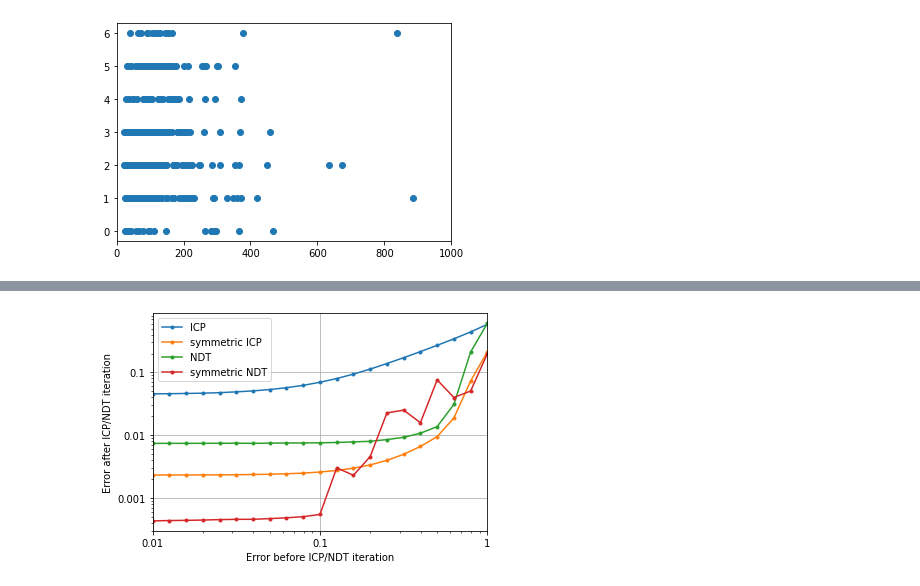
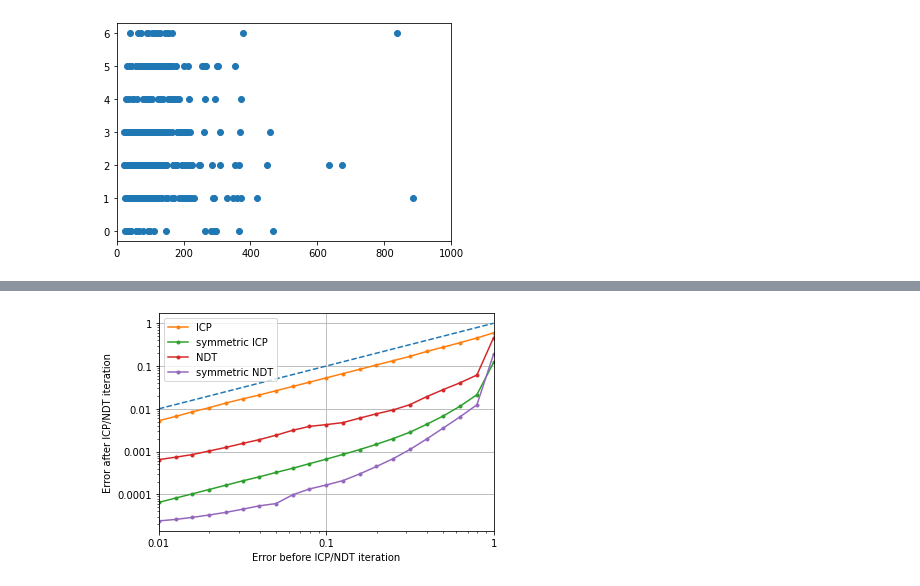
Before and after one commit to HuaTsai/Normal-Vector-NDT, a Jupyter notebook: src/sndt_exec/scripts/NDT and SNDT.ipynb, the cells around one changed output, grey strips where cells are left out. Cells and saved outputs as stored; diff of their text form; code cells hidden in the pictures.

```diff
--- a/src/sndt_exec/scripts/NDT and SNDT.ipynb
+++ b/src/sndt_exec/scripts/NDT and SNDT.ipynb
@@ -374,13 +374,15 @@ ax.plot(ths, icps, 'r', label='icp')
 ax.plot(ths, sicps, 'g', label='sicp')
 ax.set_xlabel(r'$\angle n_p-\angle n_q$ [deg]', loc='right', size=12)
 ax.set_ylabel('cost', labelpad=2, loc='top', size=12)
-ax.set_xticks([-80, -60, -40, -20, 0, 20, 40, 60, 80])
+# ax.set_xticks([-80, -60, -40, -20, 0, 20, 40, 60, 80])
+ax.set_xticks([-60, -40, -20, 0, 20, 40, 60])
+ax.set_xlim(-70, 70)
 ax.set_ylim(-0.5, 2)
 ax.legend()
 
 for i in range(5):
     ax = fig.add_subplot(2, 5, i + 6)
-    ang = -80 + 40 * i
+    ang = -60 + 30 * i
     ICPSICP(p, pn, q, qn, ang, ax)
     ax.set_title(r'${}^\circ$'.format(ang))
 # %% [output]
@@ -495,6 +497,7 @@ def converge(x, y1, y3, y5, y7, r=-1):
         x = x * r
     ms = 3
     fig, ax = plt.subplots()
+    ax.plot([x[0], x[-1]], [x[0], x[-1]], '--')
     ax.loglog(x, y1, 'o-', label='ICP', markersize=ms)
     ax.loglog(x, y3, 'o-', label='symmetric ICP', markersize=ms)
     ax.loglog(x, y5, 'o-', label='NDT', markersize=ms)
@@ -575,9 +572,9 @@ converge(x, y1, y3, y5, y7)
 # %%
 x = np.array([0.010000, 0.012589, 0.015849, 0.019953, 0.025119, 0.031623, 0.039811, 0.050119, 0.063096, 0.079433, 0.100000, 0.125893, 0.158489, 0.199526, 0.251189, 0.316228, 0.398107, 0.501187, 0.630957, 0.794328, 1.000000, ])
-y1 = np.array([0.045437, 0.045741, 0.046171, 0.046618, 0.047515, 0.048969, 0.050664, 0.053305, 0.057034, 0.062229, 0.069652, 0.079831, 0.093950, 0.113078, 0.138605, 0.171632, 0.214592, 0.270225, 0.343268, 0.442081, 0.585127, ])
-y3 = np.array([0.002307, 0.002311, 0.002313, 0.002316, 0.002323, 0.002335, 0.002354, 0.002377, 0.002416, 0.002479, 0.002577, 0.002732, 0.002972, 0.003344, 0.003958, 0.004944, 0.006595, 0.009465, 0.018778, 0.072837, 0.213607, ])
-y5 = np.array([0.007377, 0.007388, 0.007391, 0.007399, 0.007406, 0.007421, 0.007395, 0.007440, 0.007484, 0.007495, 0.007539, 0.007629, 0.007799, 0.007962, 0.008485, 0.009220, 0.010726, 0.013656, 0.030986, 0.211741, 0.608181, ])
-y7 = np.array([0.000428, 0.000434, 0.000437, 0.000442, 0.000449, 0.000454, 0.000454, 0.000466, 0.000480, 0.000500, 0.000543, 0.003009, 0.002286, 0.004553, 0.022606, 0.025038, 0.015753, 0.075947, 0.039736, 0.050509, 0.199381, ])
+y1 = np.array([0.005287, 0.006648, 0.008498, 0.010591, 0.013635, 0.017019, 0.020999, 0.026507, 0.033297, 0.041946, 0.052861, 0.066614, 0.083877, 0.105894, 0.133353, 0.168310, 0.219081, 0.276743, 0.351686, 0.452617, 0.596401, ])
+y3 = np.array([0.000065, 0.000082, 0.000103, 0.000130, 0.000164, 0.000207, 0.000257, 0.000326, 0.000408, 0.000523, 0.000666, 0.000859, 0.001116, 0.001482, 0.002016, 0.002842, 0.004344, 0.006830, 0.011538, 0.021354, 0.121946, ])
+y5 = np.array([0.000650, 0.000740, 0.000853, 0.001032, 0.001252, 0.001549, 0.001905, 0.002415, 0.003150, 0.003887, 0.004274, 0.004768, 0.006072, 0.007646, 0.009430, 0.012501, 0.019246, 0.028224, 0.040666, 0.061567, 0.464118, ])
+y7 = np.array([0.000024, 0.000026, 0.000029, 0.000033, 0.000038, 0.000045, 0.000054, 0.000061, 0.000098, 0.000134, 0.000166, 0.000210, 0.000301, 0.000449, 0.000684, 0.001121, 0.001971, 0.003577, 0.006527, 0.012393, 0.190840, ])
 converge(x, y1, y3, y5, y7)
 # %% [output]
-[figure, old version]
+[figure, new version]
```
Also changed, not shown: parts of 9 cells of this notebook, 27 other files.
